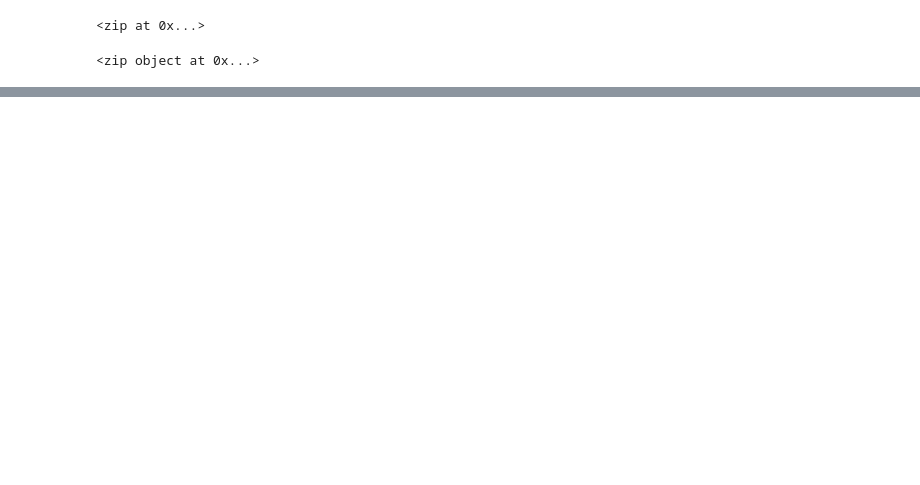
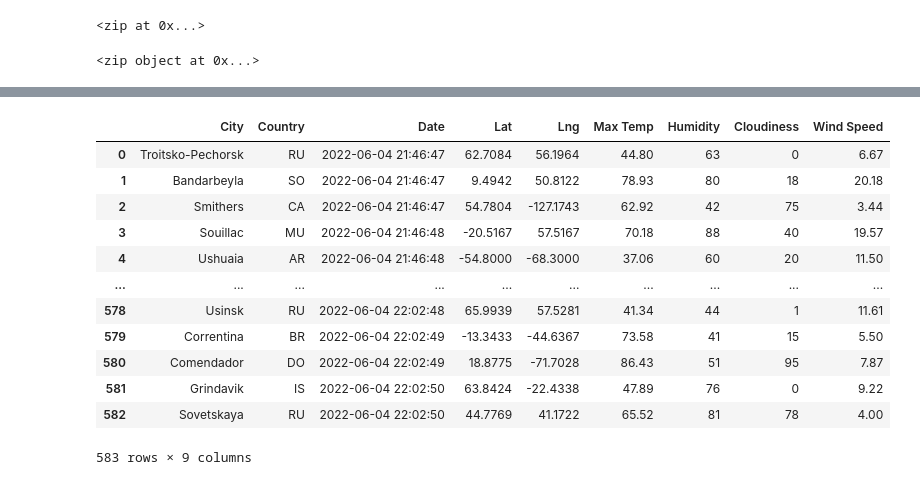
Before and after one commit to choksiamit-ds/World_Weather_Analysis, a Jupyter notebook: WeatherPy.ipynb, the cells around one changed output, grey strips where cells are left out. Cells and saved outputs as stored; diff of their text form; code cells hidden in the pictures; blank space fills up the shorter version.

```diff
--- a/WeatherPy.ipynb
+++ b/WeatherPy.ipynb
@@ -36,0 +76,4 @@ len(cities)
+# %%
+# Make a 'Get' request for the city weather.
+city_weather = requests.get(city_url)
+city_weather
@@ -36,0 +166,10 @@ len(cities)
+# %%
+# Create an empty list to hold the weather data.
+city_data = []
+# Print the beginning of the logging.
+print("Beginning Data Retrieval     ")
+print("-----------------------------")
+
+# Create counters.
+record_count = 1
+set_count = 1
@@ -36,0 +252,4 @@ len(cities)
+# %%
+# Convert the array of dictionaries to a Pandas DataFrame.
+city_data_df = pd.DataFrame(city_data)
+city_data_df.head(10)
@@ -36,0 +268,19 @@ len(cities)
+# %%
+new_column_order = [ "City", "Country", "Date" ,"Lat", "Lng", "Max Temp", "Humidity", "Cloudiness", "Wind Speed"]
+city_data_df = city_data_df[new_column_order]
+# %%
+city_data_df
+# %% [output]
+|  | City | Country | Date | Lat | Lng | Max Temp | Humidity | Cloudiness | Wind Speed |
+| 0 | Troitsko-Pechorsk | RU | 2022-06-04 21:46:47 | 62.7084 | 56.1964 | 44.80 | 63 | 0 | 6.67 |
+| 1 | Bandarbeyla | SO | 2022-06-04 21:46:47 | 9.4942 | 50.8122 | 78.93 | 80 | 18 | 20.18 |
+| 2 | Smithers | CA | 2022-06-04 21:46:47 | 54.7804 | -127.1743 | 62.92 | 42 | 75 | 3.44 |
+| 3 | Souillac | MU | 2022-06-04 21:46:48 | -20.5167 | 57.5167 | 70.18 | 88 | 40 | 19.57 |
+| 4 | Ushuaia | AR | 2022-06-04 21:46:48 | -54.8000 | -68.3000 | 37.06 | 60 | 20 | 11.50 |
+| ... | ... | ... | ... | ... | ... | ... | ... | ... | ... |
+| 578 | Usinsk | RU | 2022-06-04 22:02:48 | 65.9939 | 57.5281 | 41.34 | 44 | 1 | 11.61 |
+| 579 | Correntina | BR | 2022-06-04 22:02:49 | -13.3433 | -44.6367 | 73.58 | 41 | 15 | 5.50 |
+| 580 | Comendador | DO | 2022-06-04 22:02:49 | 18.8775 | -71.7028 | 86.43 | 51 | 95 | 7.87 |
+| 581 | Grindavik | IS | 2022-06-04 22:02:50 | 63.8424 | -22.4338 | 47.89 | 76 | 0 | 9.22 |
+| 582 | Sovetskaya | RU | 2022-06-04 22:02:50 | 44.7769 | 41.1722 | 65.52 | 81 | 78 | 4.00 |
+583 rows × 9 columns
```
Also changed, not shown: parts of 24 cells of this notebook, 1 other file.
